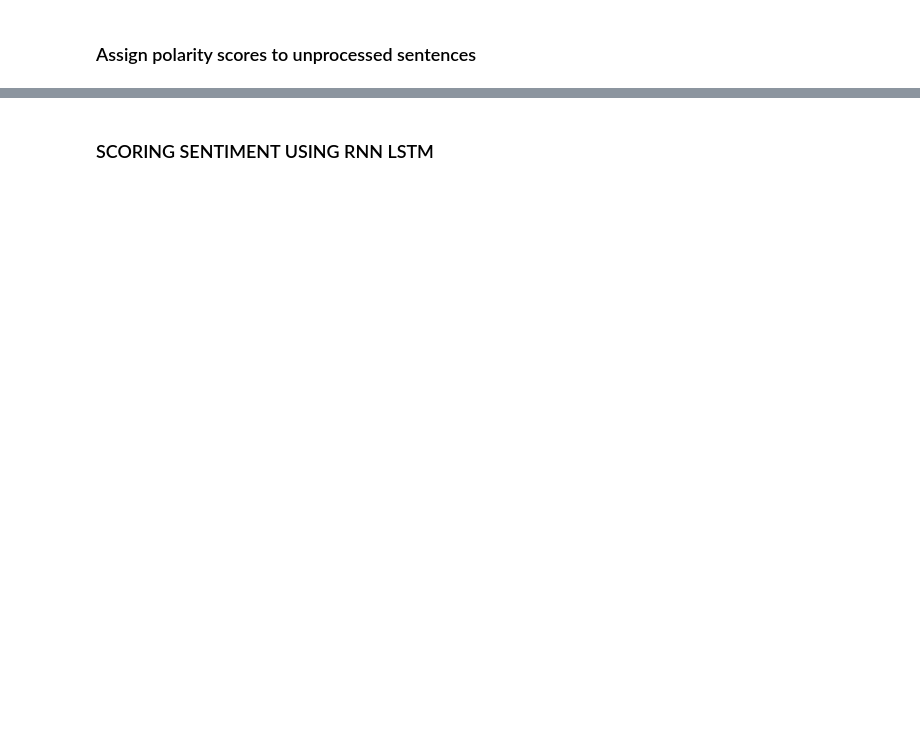
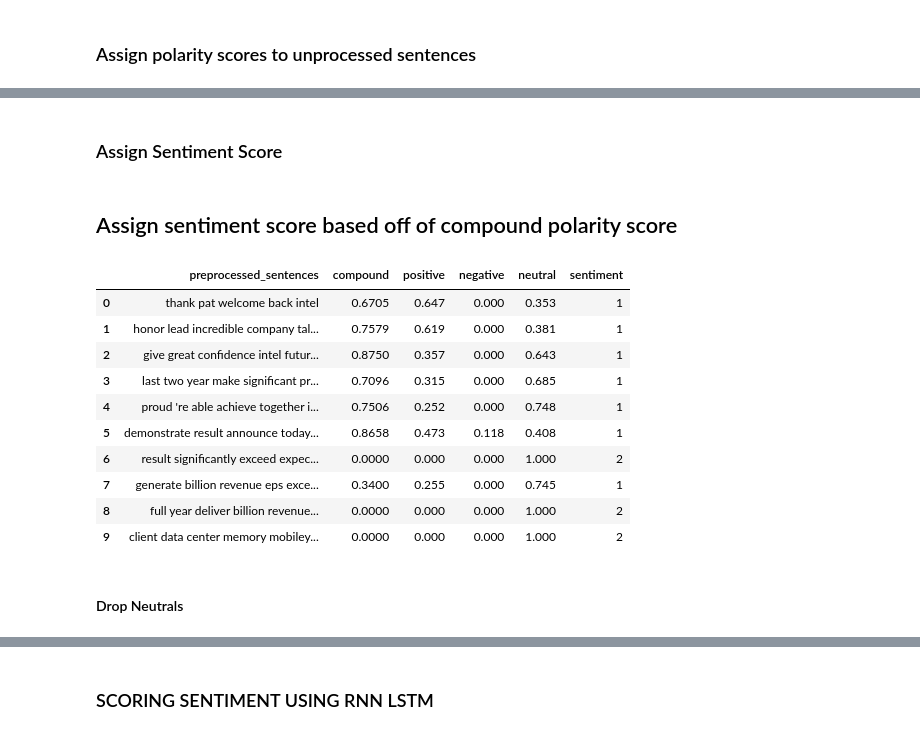
Before and after one commit to TBH-Project2/P2, a Jupyter notebook: CEOvsCFO_Sent_Analysis.ipynb, the cells around one changed output, grey strips where cells are left out. Cells and saved outputs as stored; diff of their text form; code cells hidden in the pictures; blank space fills up the shorter version.

```diff
--- a/CEOvsCFO_Sent_Analysis.ipynb
+++ b/CEOvsCFO_Sent_Analysis.ipynb
@@ -500,0 +181,27 @@ y = ceo_sentiments_df["sentiment"].values
+# %%
+# Initialize empty scores list:
+ceo_preprocessed_polarity_scores = []
+
+# Assign polarity scores:
+for sentence in df_ceo['preprocessed_sentences']:
+    try:
+        sentiment = analyzer.polarity_scores(sentence)
+        compound = sentiment['compound']
+        pos = sentiment['pos']
+        neu = sentiment['neu']
+        neg = sentiment['neg']
+        ceo_preprocessed_polarity_scores.append({
+            'preprocessed_sentences': sentence,
+            'compound': compound,
+            'positive': pos,
+            'negative': neg,
+            'neutral': neu
+        })
+    except AttributeError:
+        pass
+
+# Create DataFrame:
+ceo_preprocessed_sentiments_df = pd.DataFrame(ceo_preprocessed_polarity_scores)
+
+# Display 10 rows:
+ceo_preprocessed_sentiments_df.head(10)
@@ -500,0 +247,2 @@ y = ceo_sentiments_df["sentiment"].values
+# %% [markdown]
+### Assign Sentiment Score
@@ -500,0 +285,30 @@ y = ceo_sentiments_df["sentiment"].values
+# %% [markdown]
+## Assign sentiment score based off of compound polarity score
+# %%
+# Create sntiment column with default value of 0:
+ceo_preprocessed_sentiments_df['sentiment']=0
+
+# Conditional loop to assign sentiment value from compound score conditionals:
+for index, row in ceo_preprocessed_sentiments_df.iterrows():
+    comp = row['compound']
+    if comp >= 0.05:
+        ceo_preprocessed_sentiments_df.at[index,'sentiment'] = 1
+    elif comp <= -0.05:
+        ceo_preprocessed_sentiments_df.at[index,'sentiment'] = 0
+    else:
+        ceo_preprocessed_sentiments_df.at[index,'sentiment'] = 2
+
+# Display dataFrame:
+ceo_preprocessed_sentiments_df.head(10)
+# %% [output]
+|  | preprocessed_sentences | compound | positive | negative | neutral | sentiment |
+| 0 | thank pat welcome back intel | 0.6705 | 0.647 | 0.000 | 0.353 | 1 |
+| 1 | honor lead incredible company tal... | 0.7579 | 0.619 | 0.000 | 0.381 | 1 |
+| 2 | give great confidence intel futur... | 0.8750 | 0.357 | 0.000 | 0.643 | 1 |
+| 3 | last two year make significant pr... | 0.7096 | 0.315 | 0.000 | 0.685 | 1 |
+| 4 | proud 're able achieve together i... | 0.7506 | 0.252 | 0.000 | 0.748 | 1 |
+| 5 | demonstrate result announce today... | 0.8658 | 0.473 | 0.118 | 0.408 | 1 |
+| 6 | result significantly exceed expec... | 0.0000 | 0.000 | 0.000 | 1.000 | 2 |
+| 7 | generate billion revenue eps exce... | 0.3400 | 0.255 | 0.000 | 0.745 | 1 |
+| 8 | full year deliver billion revenue... | 0.0000 | 0.000 | 0.000 | 1.000 | 2 |
+| 9 | client data center memory mobiley... | 0.0000 | 0.000 | 0.000 | 1.000 | 2 |
@@ -500,0 +333,2 @@ y = ceo_sentiments_df["sentiment"].values
+# %% [markdown]
+#### Drop Neutrals
```
Also changed, not shown: parts of 68 cells of this notebook.
